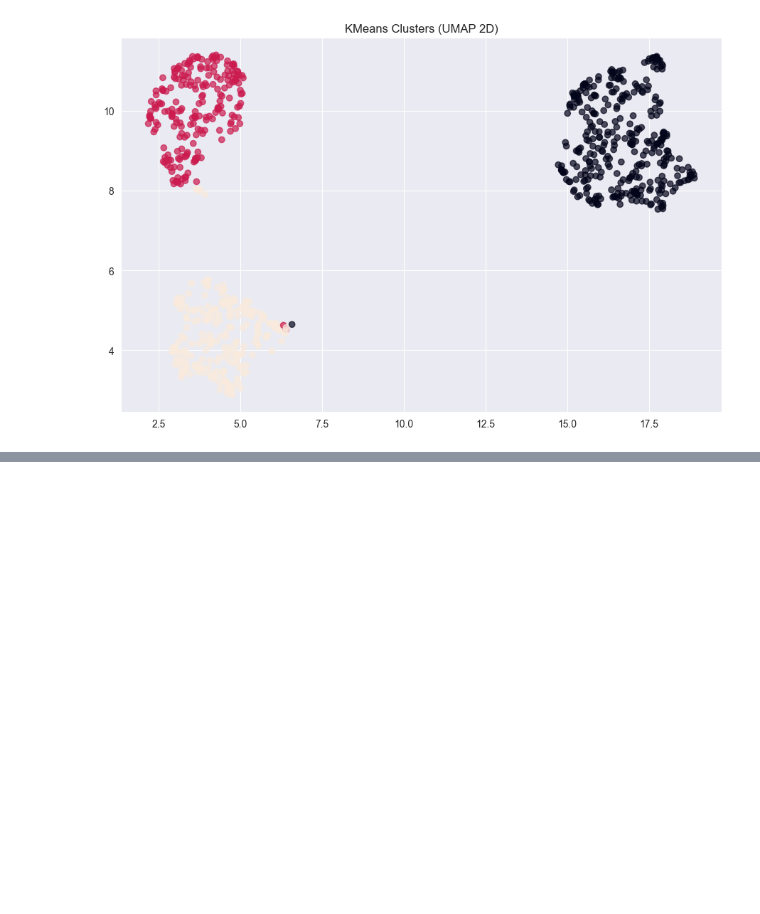
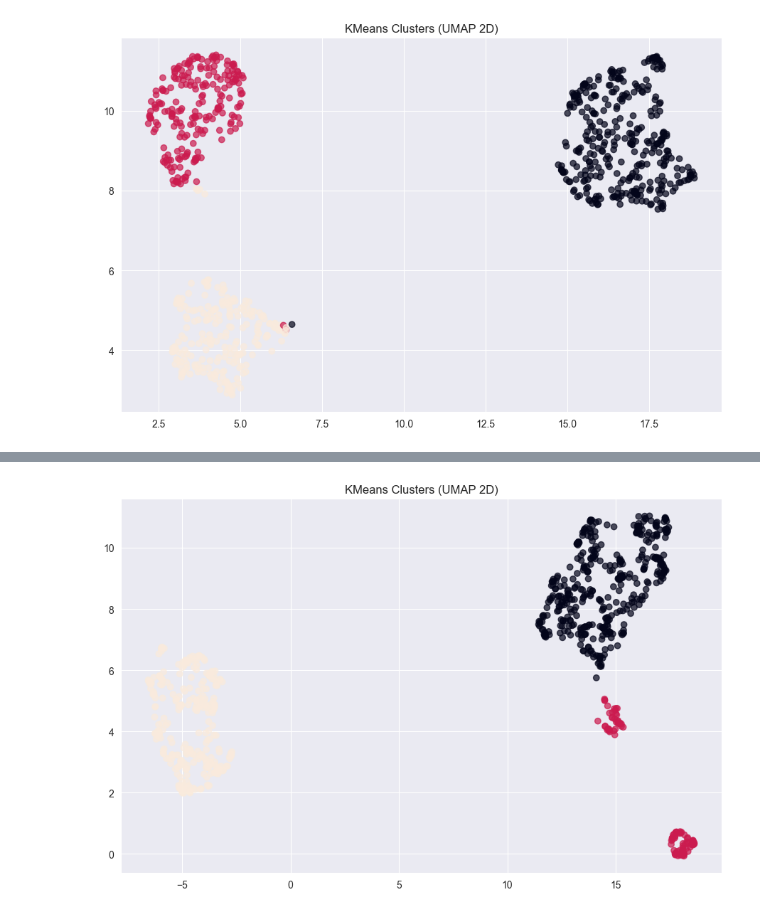
Before and after one commit to Barderus/pokemon-analysis, a Jupyter notebook: Notebooks/03 - Clustering.ipynb, the cells around one changed output, grey strips where cells are left out. Saved outputs shown, nothing was run; the diff lists cells and outputs as text; code cells hidden in the pictures; blank space fills up the shorter version.

```diff
--- a/Notebooks/03 - Clustering.ipynb
+++ b/Notebooks/03 - Clustering.ipynb
@@ -314,0 +225,3 @@ plt.show()
+# %%
+X1_features = ["offense_score", "bulk_score", "difficulty_score", "avg_damage_taken", "base_total"]
+df_cluster1 = df[X1_features].copy()
@@ -314,0 +374,14 @@ plt.show()
+# %%
+import umap.umap_ as umap
+import matplotlib.pyplot as plt
+
+reducer = umap.UMAP(n_neighbors=20, min_dist=0.1, random_state=42)
+X_umap = reducer.fit_transform(df_cluster_scaled1)
+
+plt.figure(figsize=(9, 6))
+plt.scatter(X_umap[:, 0], X_umap[:, 1], c=labels1, alpha=0.7)
+plt.title("KMeans Clusters (UMAP 2D)")
+plt.tight_layout()
+plt.show()
+# %% [output]
+[figure, added]
```
Also changed, not shown: parts of 35 cells of this notebook.
